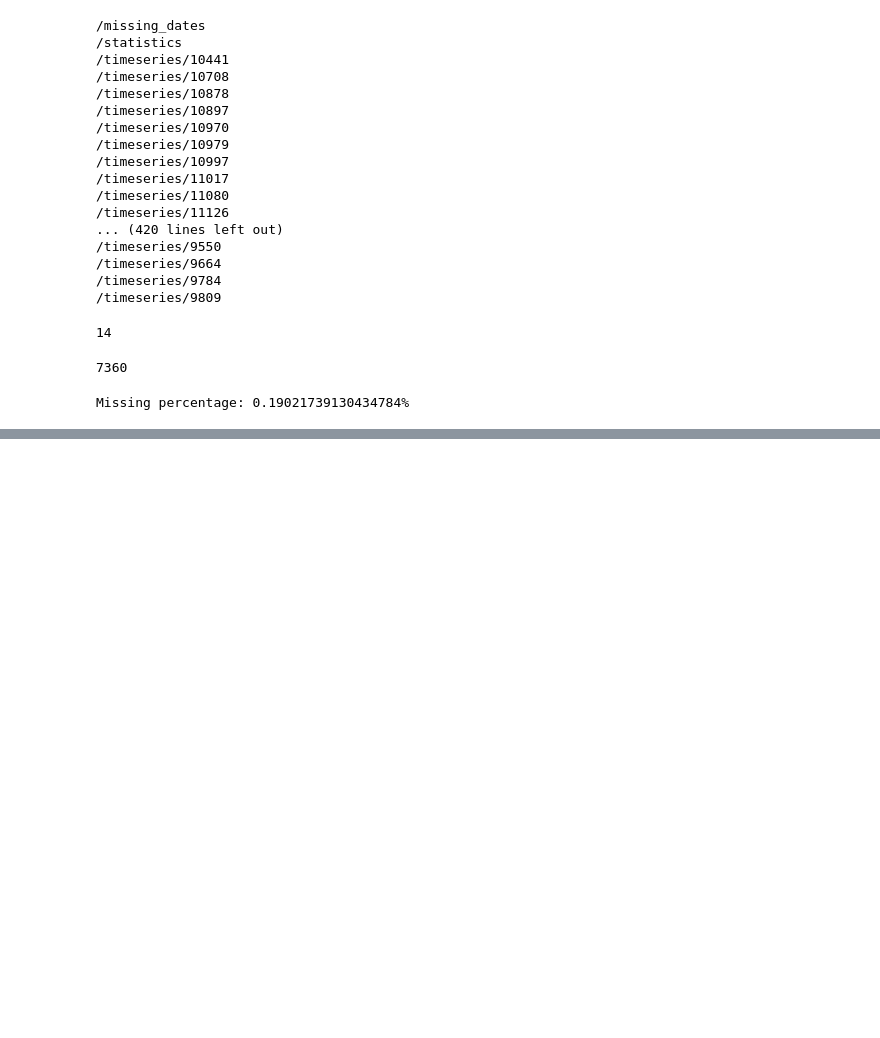
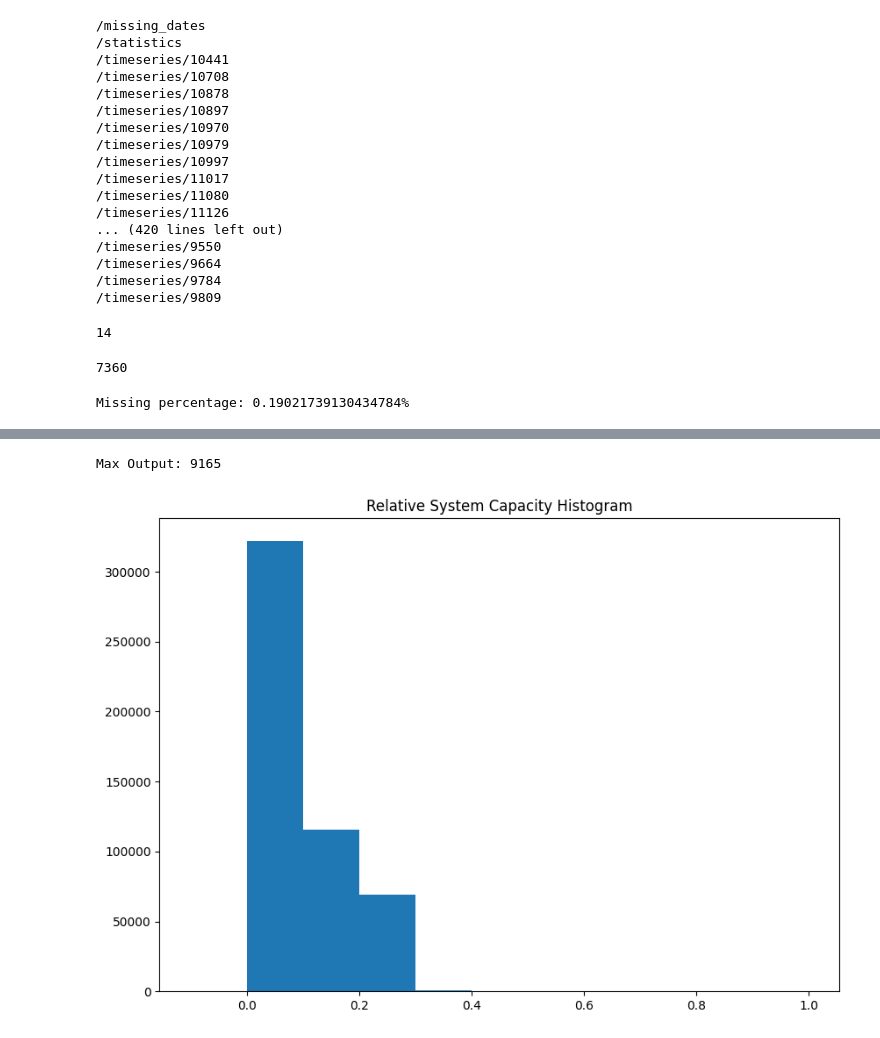
Before and after one commit to WAT-ai/open-climate-fix-project, a Jupyter notebook: eda/pv_eda.ipynb, the cells around one changed output, grey strips where cells are left out. Saved outputs shown, nothing was run; the diff lists cells and outputs as text; code cells hidden in the pictures; blank space fills up the shorter version.

```diff
--- a/eda/pv_eda.ipynb
+++ b/eda/pv_eda.ipynb
@@ -493,0 +641,16 @@ Missing percentage: 0.19021739130434784%
+# %%
+def display_histogram(index: int):
+    pv_df = pd.read_hdf(hdf_path, keys[index])
+    pv_df = append_relative_output(pv_df, keys[index])
+
+    intervals = np.array([-0.1, 0, 0.1, 0.2, 0.3, 0.4, 0.5, 0.6, 0.7, 0.8, 0.9, 1.0])
+
+    fig = plt.figure(figsize =(10, 7))
+    plt.hist(pv_df['relative_output'], bins=intervals)
+    plt.title("Relative System Capacity Histogram")
+    plt.show()
+# %%
+display_histogram(3)
+# %% [output]
+Max Output: 9165
+[figure, added]
```
Also changed, not shown: parts of 13 cells of this notebook.
